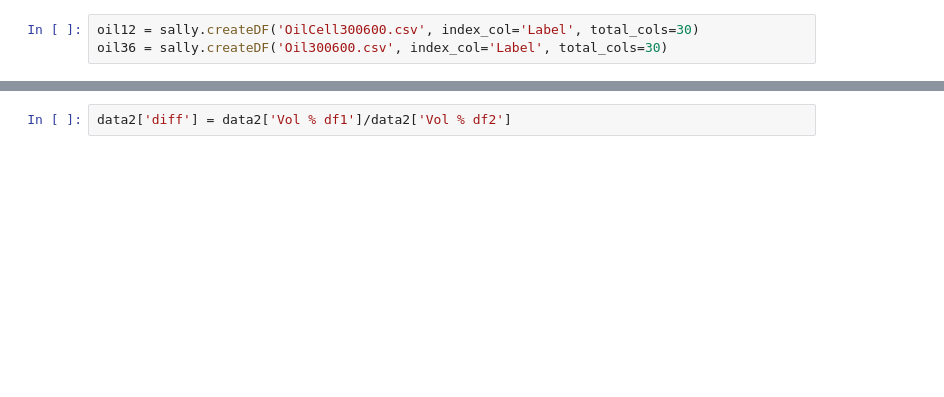
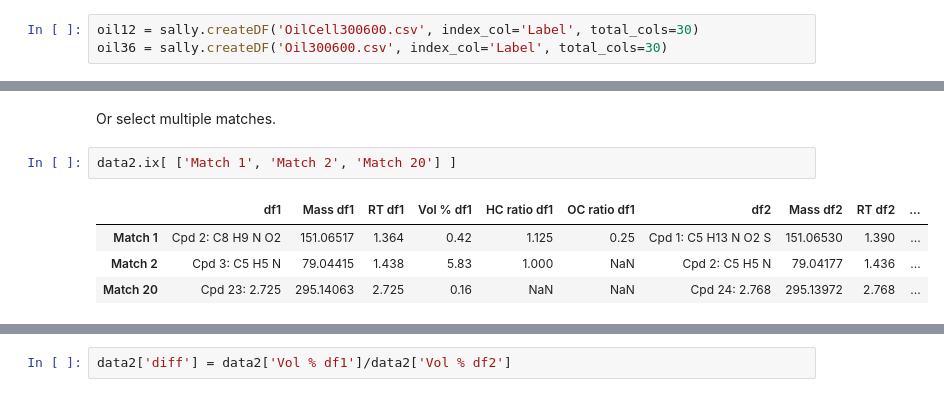
Before and after one commit to rnelsonchem/Bio_Oils_EAS, a Jupyter notebook: Comparison Test.ipynb, the cells around one changed output, grey strips where cells are left out. Saved outputs shown, nothing was run; the diff lists cells and outputs as text; blank space fills up the shorter version.

```diff
--- a/Comparison Test.ipynb
+++ b/Comparison Test.ipynb
@@ -40,0 +93,9 @@ data2 = comp(oil12, oil36, comps=['Mass','RT'], tols=[0.05, 0.1])
+# %% [markdown]
+Or select multiple matches.
+# %%
+data2.ix[ ['Match 1', 'Match 2', 'Match 20'] ]
+# %% [output]
+|  | df1 | Mass df1 | RT df1 | Vol % df1 | HC ratio df1 | OC ratio df1 | df2 | Mass df2 | RT df2 | ... |
+| Match 1 | Cpd 2: C8 H9 N O2 | 151.06517 | 1.364 | 0.42 | 1.125 | 0.25 | Cpd 1: C5 H13 N O2 S | 151.06530 | 1.390 | ... |
+| Match 2 | Cpd 3: C5 H5 N | 79.04415 | 1.438 | 5.83 | 1.000 | NaN | Cpd 2: C5 H5 N | 79.04177 | 1.436 | ... |
+| Match 20 | Cpd 23: 2.725 | 295.14063 | 2.725 | 0.16 | NaN | NaN | Cpd 24: 2.768 | 295.13972 | 2.768 | ... |
```
Also changed, not shown: parts of 14 cells of this notebook, 1 other file.
